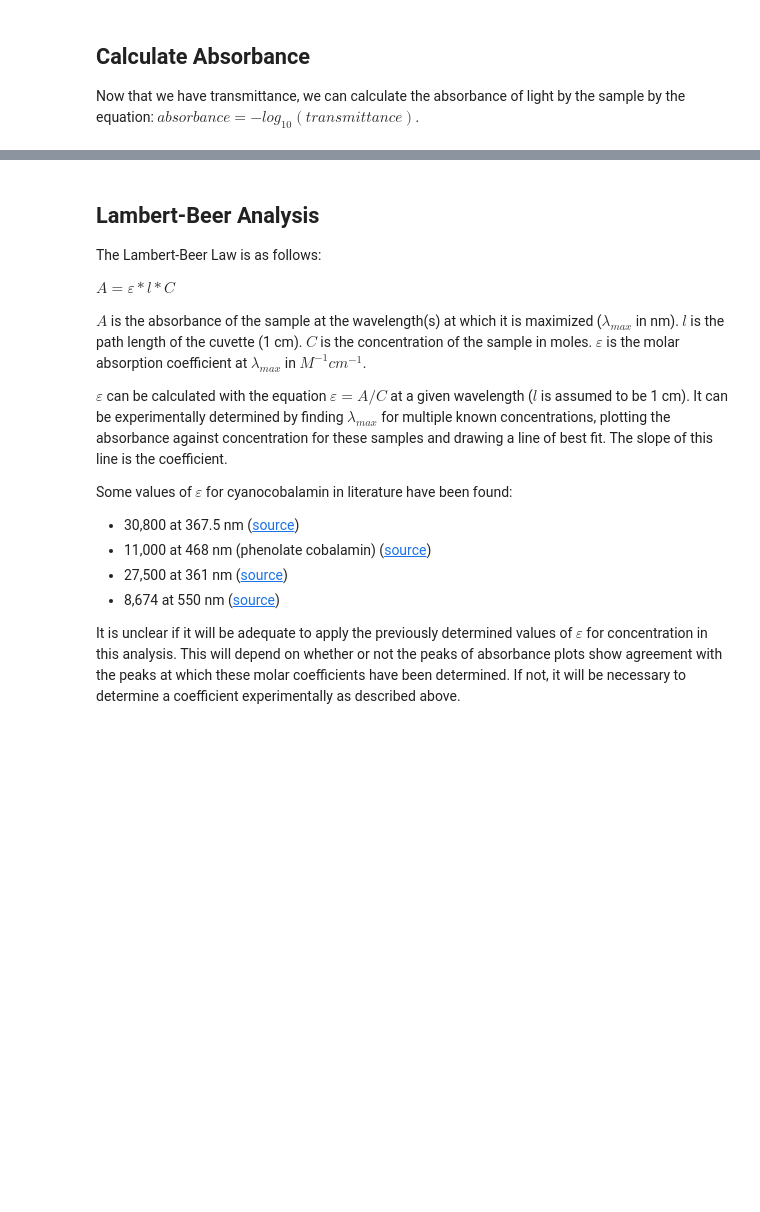
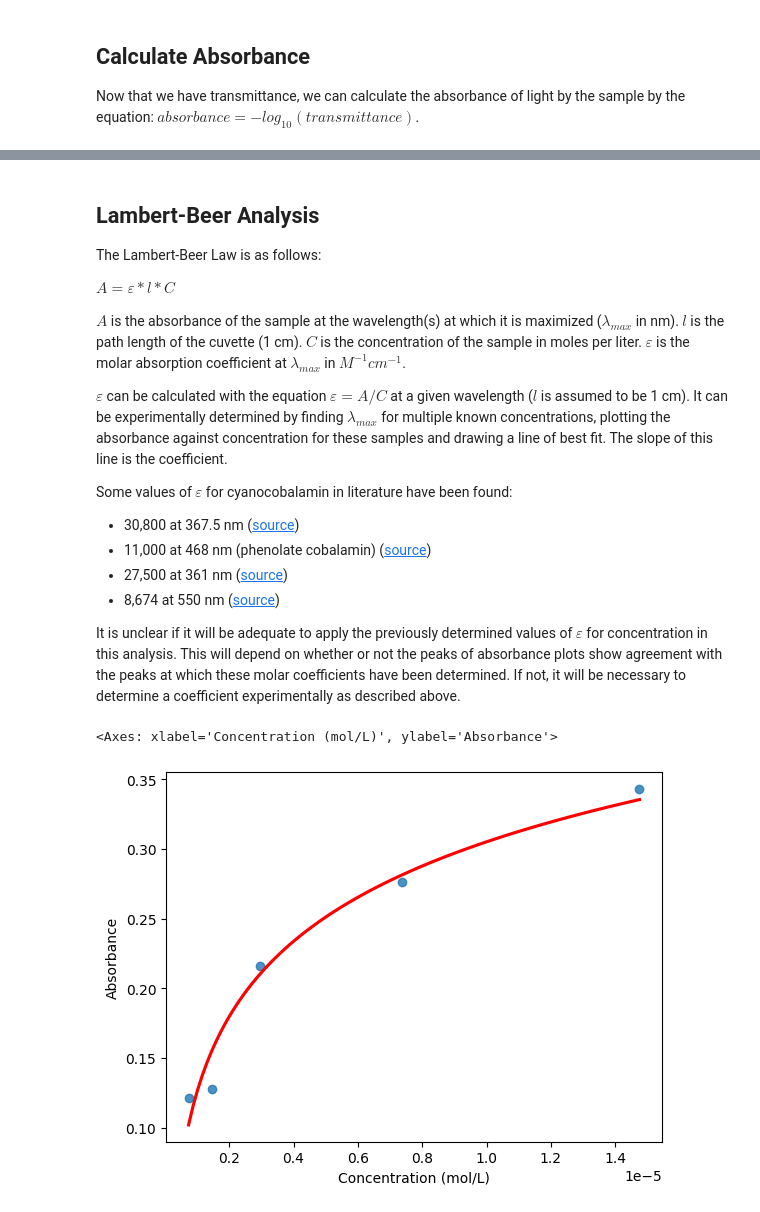
Before and after one commit to andbalch/Spectrophotometry-Project-Fine-Tuning, a Jupyter notebook: analysis.ipynb, the cells around one changed output, grey strips where cells are left out. Cells and saved outputs as stored; diff of their text form; code cells hidden in the pictures; blank space fills up the shorter version.

Commit message:
Helper code and plots for Beer analysis

```diff
--- a/analysis.ipynb
+++ b/analysis.ipynb
@@ -379,7 +380,7 @@ The Lambert-Beer Law is as follows:
 
 $A=\varepsilon * l * C$
 
-$A$ is the absorbance of the sample at the wavelength(s) at which it is maximized ($\lambda_{max}$ in nm). $l$ is the path length of the cuvette (1 cm). $C$ is the concentration of the sample in moles. $\varepsilon$ is the molar absorption coefficient at $\lambda_{max}$ in $M^{-1}cm^{-1}$.
+$A$ is the absorbance of the sample at the wavelength(s) at which it is maximized ($\lambda_{max}$ in nm). $l$ is the path length of the cuvette (1 cm). $C$ is the concentration of the sample in moles per liter. $\varepsilon$ is the molar absorption coefficient at $\lambda_{max}$ in $M^{-1}cm^{-1}$.
 
 $\varepsilon$ can be calculated with the equation $\varepsilon = A / C$ at a given wavelength ($l$ is assumed to be 1 cm). It can be experimentally determined by finding $\lambda_{max}$ for multiple known concentrations, plotting the absorbance against concentration for these samples and drawing a line of best fit. The slope of this line is the coefficient.
 
@@ -392,0 +419,6 @@ It is unclear if it will be adequate to apply the previously determined values o
+# %%
+df = pd.DataFrame({"Absorbance": [0.3432, 0.2762, 0.2163, 0.1281, 0.1213], "Concentration (mol/L)": [0.0000147558, 0.0000073779, 0.00000295116, 0.00000147558, 0.00000073779]})
+sns.regplot(x=df["Concentration (mol/L)"], y=df["Absorbance"], ci=False, logx=True, line_kws={'color': "red"})
+# %% [output]
+<Axes: xlabel='Concentration (mol/L)', ylabel='Absorbance'>
+[figure, added]
```
Also changed, not shown: parts of 4 cells of this notebook, 3 other files.
